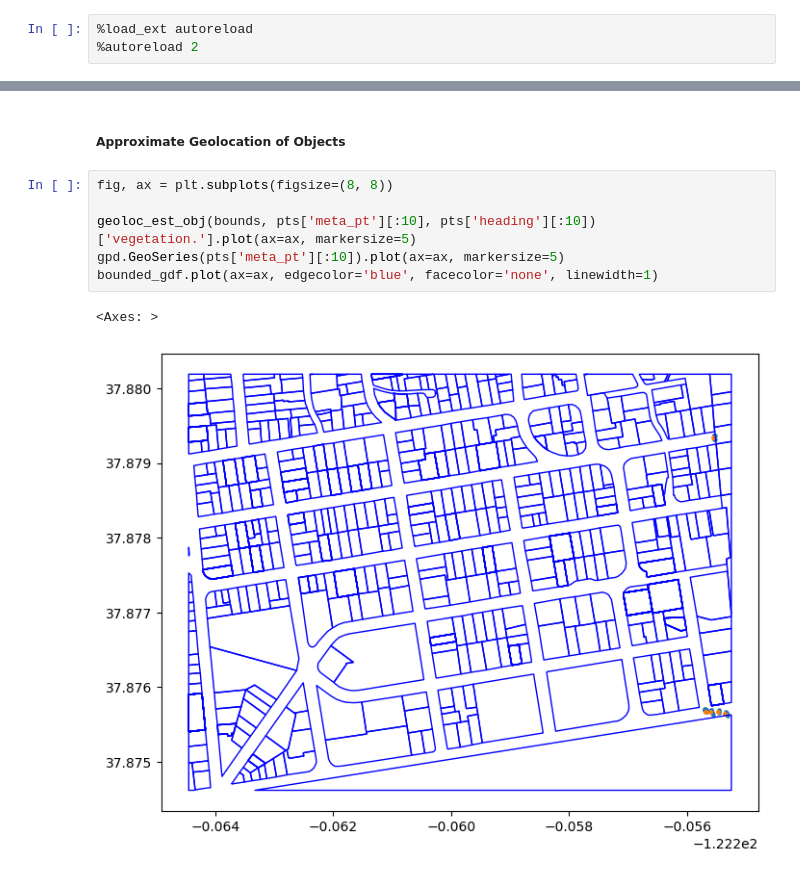
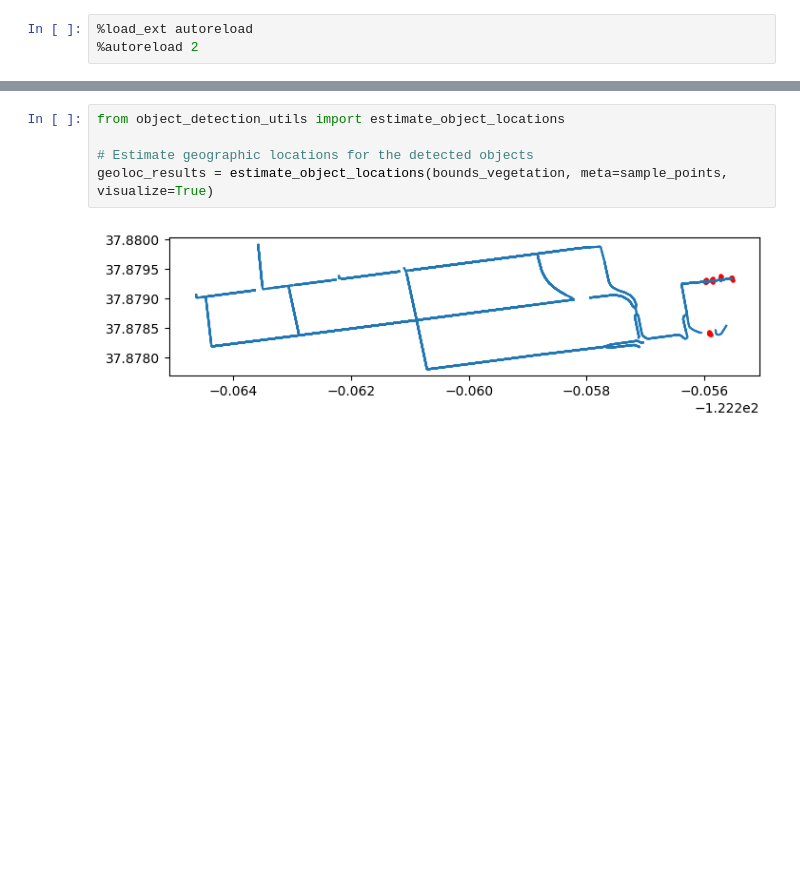
Before and after one commit to qlllllll/wildfire-prevention, a Jupyter notebook: gsv.ipynb, the cells around one changed output, grey strips where cells are left out. Saved outputs shown, nothing was run; the diff lists cells and outputs as text; blank space fills up the shorter version.

```diff
--- a/gsv.ipynb
+++ b/gsv.ipynb
@@ -160,11 +163,7 @@ nearest_exist = nearest_obj_exist(sample_hydrants, dfs['fire hydrant.'], pts, 0.
-# %% [markdown]
-##### Approximate Geolocation of Objects
-# %%
-fig, ax = plt.subplots(figsize=(8, 8))
-
-geoloc_est_obj(bounds, pts['meta_pt'][:10], pts['heading'][:10])['vegetation.'].plot(ax=ax, markersize=5)
-gpd.GeoSeries(pts['meta_pt'][:10]).plot(ax=ax, markersize=5)
-bounded_gdf.plot(ax=ax, edgecolor='blue', facecolor='none', linewidth=1)
-# %% [output]
-<Axes: >
-[figure, removed]
+# %%
+from object_detection_utils import estimate_object_locations
+
+# Estimate geographic locations for the detected objects
+geoloc_results = estimate_object_locations(bounds_vegetation, meta=sample_points, visualize=True)
+# %% [output]
+[figure, added]
```
Also changed, not shown: parts of 23 cells of this notebook.
